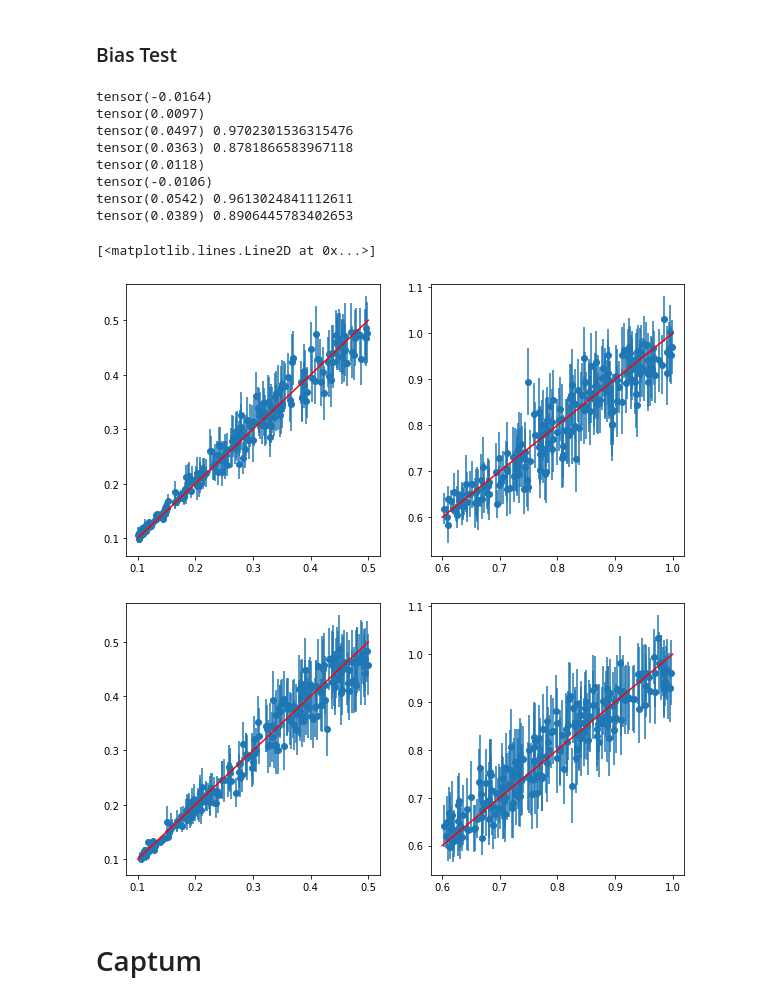
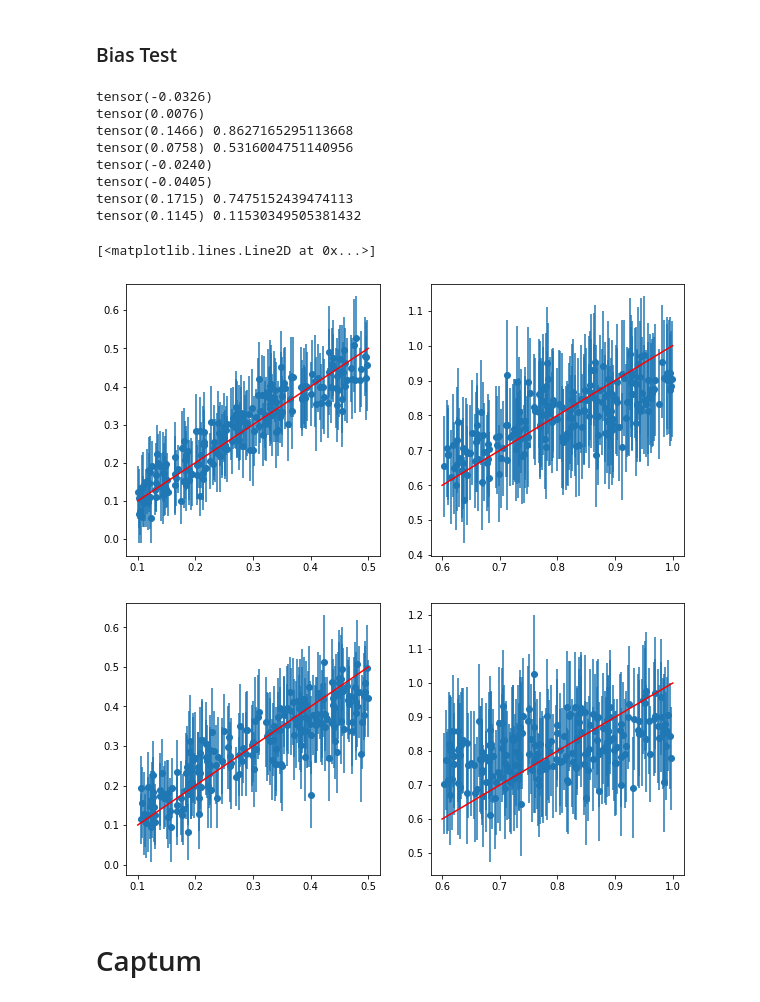
Before and after one commit to YongseokJo/MIEST, a Jupyter notebook: information_bottleneck/VIB_Hydro.ipynb, the cells around one changed output. Drawn from its saved outputs; the diff is of its cells as text; code cells hidden in the pictures.

```diff
--- a/information_bottleneck/VIB_Hydro.ipynb
+++ b/information_bottleneck/VIB_Hydro.ipynb
@@ -328,0 +328,22 @@ Epoch: 3000/3000... Loss: -37.1680... Accuracy: 0.0005... Test Om: 0.049 sig: 0.
+# %%
+# Change in mymodule/'
+import vib_utils
+reload(vib_utils)
+from vib_utils import *
+
+# Hyperparameters
+beta   = 1e-3
+input_shape  = coef.shape[1]
+output_shape = 2
+learning_rate = 1e-2
+decay_rate = 0.97
+z_dim = 400
+epochs = 30000
+
+
+#vib = linearVIB(input_shape, output_shape,z_dim)
+#vib = polyVIB(input_shape, output_shape,z_dim, degree=[1/2,1/4,1,1.5])
+_ndr = VIB_NDR(input_shape, output_shape,z_dim, num_models=2)
+_cls = classifier(z_dim, num_models=2)
+total_loss, accuracy = train_vib_ndr(_ndr, _cls, train_loader, device, epochs,batch_size,test_dataset,beta=1)
+#del vib
@@ -527,7 +568,7 @@ tensor(0.0362) 0.8998894969320921
 # %% [markdown]
 ### Bias Test
 # %%
-vib=vib1
+vib=_ndr
 vib.eval()
 val_indices = np.array(val_indices)
 x_tng, y_tng = X[val_indices[val_indices<1000]], y[val_indices[val_indices<1000],:2]
@@ -563,43 +604,43 @@ plt.plot(ideal2,ideal2,"r")
 
 
 
 
 
 y_sim_pred,y_sigma = vib(torch.tensor(x_sim,dtype=torch.float).to(device))
 y_sim_pred = y_sim_pred.cpu().detach().numpy()
 y_sigma    = np.abs(y_sigma.cpu().detach().numpy())
 
 rel1 = (y_sim[:,0]-y_sim_pred[:,0])/y_sim[:,0]
 rel2 = (y_sim[:,1]-y_sim_pred[:,1])/y_sim[:,1]
 print(rel1.mean())
 print(rel2.mean())
 
 rel1 = np.abs(y_sim[:,0]-y_sim_pred[:,0])/y_sim[:,0]
 rel2 = np.abs(y_sim[:,1]-y_sim_pred[:,1])/y_sim[:,1]
 print(rel1.mean(),sklearn.metrics.r2_score(y_sim[:,0],y_sim_pred[:,0]))
 print(rel2.mean(),sklearn.metrics.r2_score(y_sim[:,1],y_sim_pred[:,1]))
 
 fig = plt.figure(figsize=(10,5))
 fig.add_subplot(1,2,1)
 plt.scatter(y_sim[:,0],y_sim_pred[:,0])
 plt.errorbar(y_sim[:,0],y_sim_pred[:,0],2*y_sigma[:,0],linestyle="None")#, s=1)
 plt.plot(ideal1,ideal1,"r")
 fig.add_subplot(1,2,2)
 plt.scatter(y_sim[:,1],y_sim_pred[:,1])
 plt.errorbar(y_sim[:,1],y_sim_pred[:,1],2*y_sigma[:,1],linestyle="None")#, s=1)
 plt.plot(ideal2,ideal2,"r")
 # %% [output]
-tensor(-0.0164)
-tensor(0.0097)
-tensor(0.0497) 0.9702301536315476
-tensor(0.0363) 0.8781866583967118
-tensor(0.0118)
-tensor(-0.0106)
-tensor(0.0542) 0.9613024841112611
-tensor(0.0389) 0.8906445783402653
+tensor(-0.0326)
+tensor(0.0076)
+tensor(0.1466) 0.8627165295113668
+tensor(0.0758) 0.5316004751140956
+tensor(-0.0240)
+tensor(-0.0405)
+tensor(0.1715) 0.7475152439474113
+tensor(0.1145) 0.11530349505381432
 [<matplotlib.lines.Line2D at 0x...>]
-[figure, old version]
+[figure, new version]
-[figure, old version]
+[figure, new version]
 # %% [markdown]
 # Captum
 # %%
```
Also changed, not shown: parts of 5 cells of this notebook, 41 other files.
